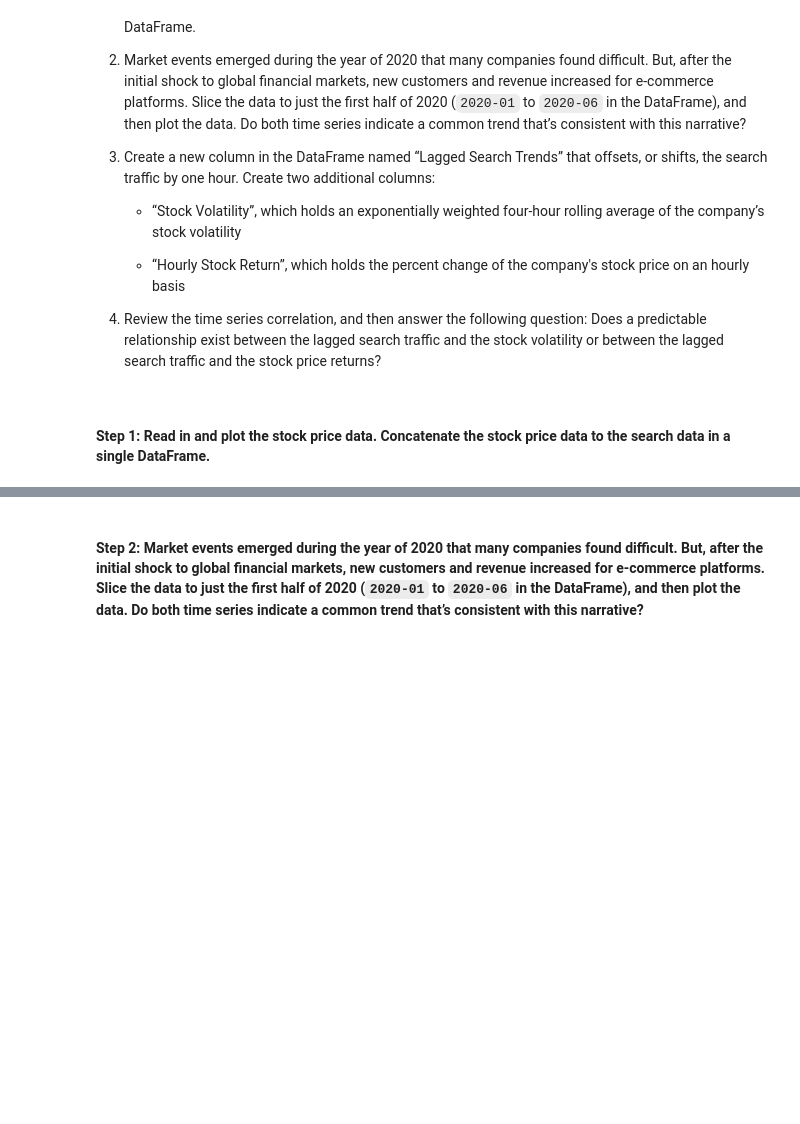
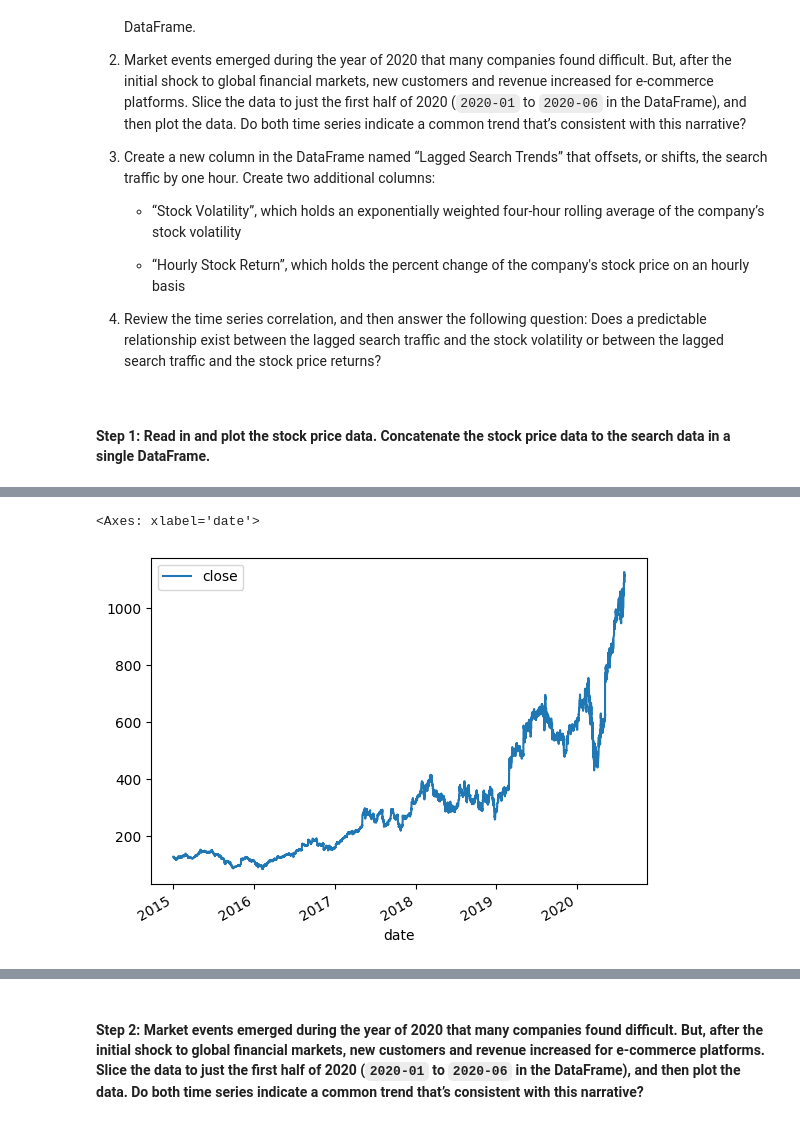
Before and after one commit to ncmoliver/prophet-challenge, a Jupyter notebook: forecasting_net_prophet.ipynb, the cells around one changed output, grey strips where cells are left out. Saved outputs shown, nothing was run; the diff lists cells and outputs as text; code cells hidden in the pictures; blank space fills up the shorter version.

```diff
--- a/forecasting_net_prophet.ipynb
+++ b/forecasting_net_prophet.ipynb
@@ -209,5 +255,9 @@ display(df_mercado_stock.tail())
 # %%
 # Visualize the closing price of the df_mercado_stock DataFrame
+df_mercado_stock.plot()
+# %% [output]
+<Axes: xlabel='date'>
+[figure, added]
 # %%
 # Concatenate the df_mercado_stock DataFrame with the df_mercado_trends DataFrame
 # Concatenate the DataFrame by columns (axis=1), and drop and rows with only one column of data
```
Also changed, not shown: parts of 13 cells of this notebook.
